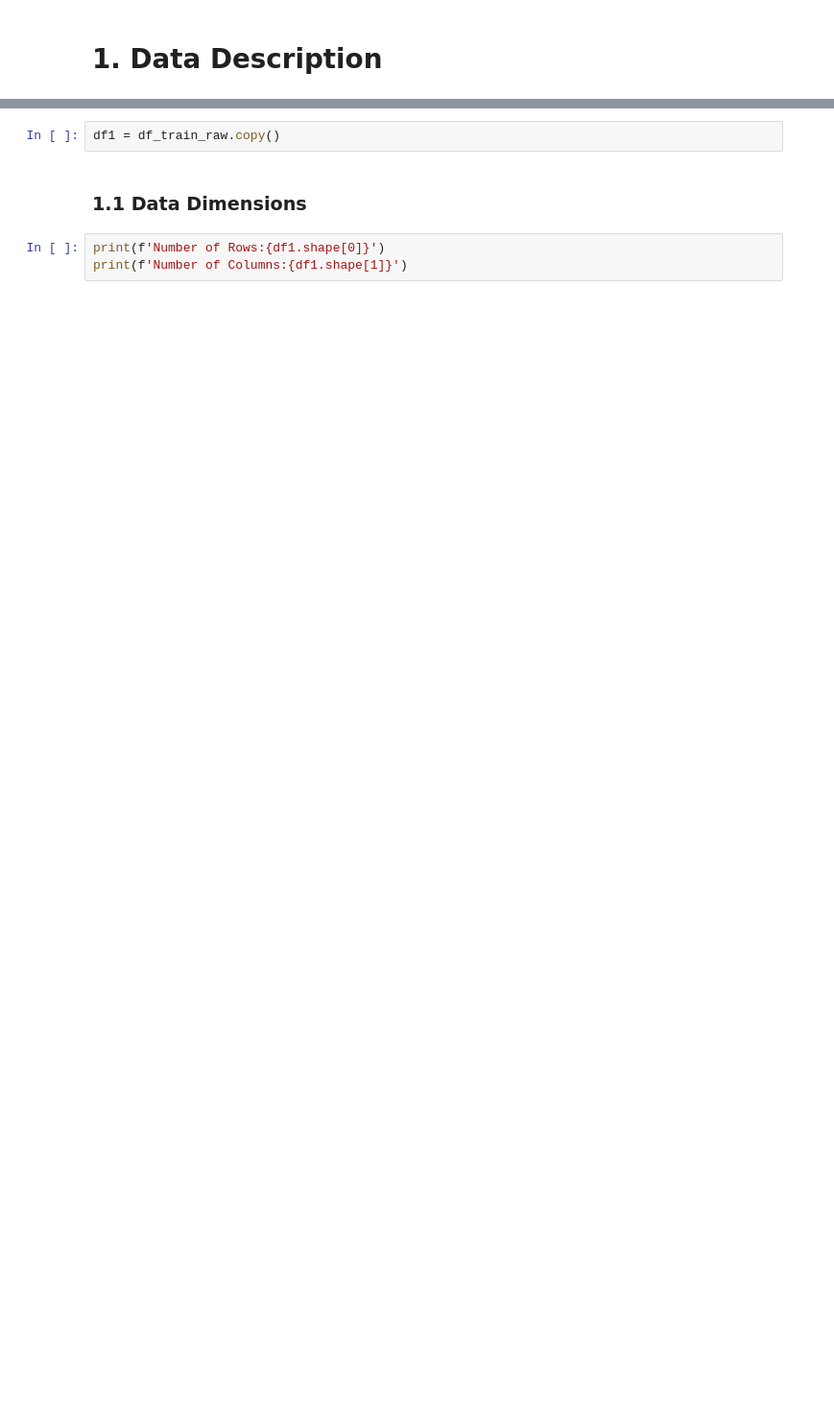
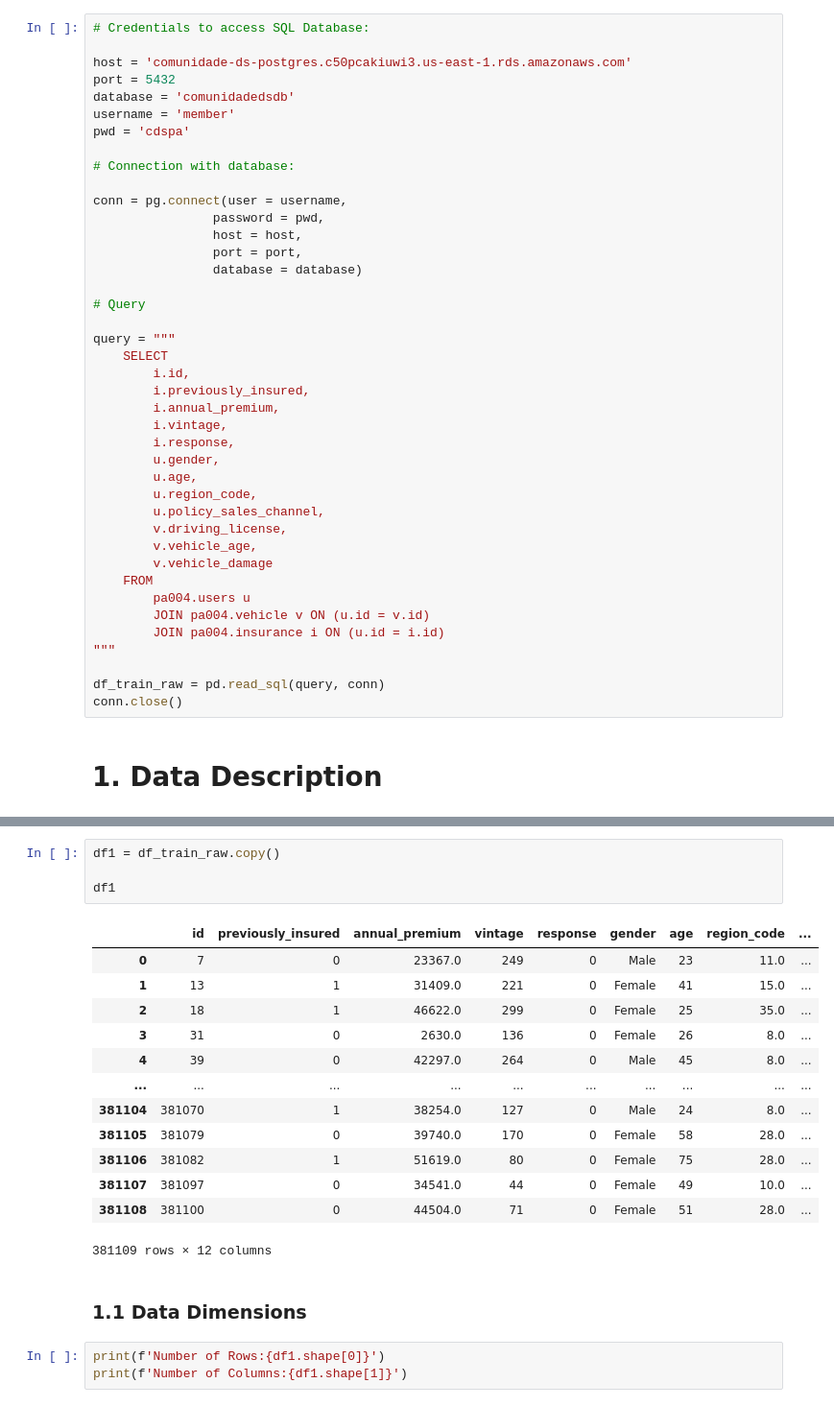
Before and after one commit to vitorhmf/cross-sell, a Jupyter notebook: notebooks/v01_cross_sell_data_analysis.ipynb, the cells around one changed output, grey strips where cells are left out. Shown: that part at 96% size. Drawn from its saved outputs; the diff is of its cells as text; blank space fills up the shorter version.

```diff
--- a/notebooks/v01_cross_sell_data_analysis.ipynb
+++ b/notebooks/v01_cross_sell_data_analysis.ipynb
@@ -15,2 +17,43 @@ df_train_raw = pd.read_csv('../data/train.csv')
+# %%
+# Credentials to access SQL Database:
+
+host = 'comunidade-ds-postgres.c50pcakiuwi3.us-east-1.rds.amazonaws.com'
+port = 5432
+database = 'comunidadedsdb'
+username = 'member'
+pwd = 'cdspa'
+
+# Connection with database:
+
+conn = pg.connect(user = username,
+                password = pwd,
+                host = host,
+                port = port,
+                database = database)
+
+# Query
+
+query = """
+    SELECT
+        i.id,
+        i.previously_insured,
+        i.annual_premium,
+        i.vintage,
+        i.response,
+        u.gender,
+        u.age,
+        u.region_code,
+        u.policy_sales_channel,
+        v.driving_license,
+        v.vehicle_age,
+        v.vehicle_damage
+    FROM
+        pa004.users u
+        JOIN pa004.vehicle v ON (u.id = v.id)
+        JOIN pa004.insurance i ON (u.id = i.id)
+"""
+
+df_train_raw = pd.read_sql(query, conn)
+conn.close()
 # %% [markdown]
 # 1. Data Description
@@ -17,5 +62,21 @@ df_train_raw = pd.read_csv('../data/train.csv')
 # %%
 df1 = df_train_raw.copy()
+
+df1
+# %% [output]
+|  | id | previously_insured | annual_premium | vintage | response | gender | age | region_code | ... |
+| 0 | 7 | 0 | 23367.0 | 249 | 0 | Male | 23 | 11.0 | ... |
+| 1 | 13 | 1 | 31409.0 | 221 | 0 | Female | 41 | 15.0 | ... |
+| 2 | 18 | 1 | 46622.0 | 299 | 0 | Female | 25 | 35.0 | ... |
+| 3 | 31 | 0 | 2630.0 | 136 | 0 | Female | 26 | 8.0 | ... |
+| 4 | 39 | 0 | 42297.0 | 264 | 0 | Male | 45 | 8.0 | ... |
+| ... | ... | ... | ... | ... | ... | ... | ... | ... | ... |
+| 381104 | 381070 | 1 | 38254.0 | 127 | 0 | Male | 24 | 8.0 | ... |
+| 381105 | 381079 | 0 | 39740.0 | 170 | 0 | Female | 58 | 28.0 | ... |
+| 381106 | 381082 | 1 | 51619.0 | 80 | 0 | Female | 75 | 28.0 | ... |
+| 381107 | 381097 | 0 | 34541.0 | 44 | 0 | Female | 49 | 10.0 | ... |
+| 381108 | 381100 | 0 | 44504.0 | 71 | 0 | Female | 51 | 28.0 | ... |
+381109 rows × 12 columns
 # %% [markdown]
 ### 1.1 Data Dimensions
 # %%
```
Also changed, not shown: parts of 18 cells of this notebook.
